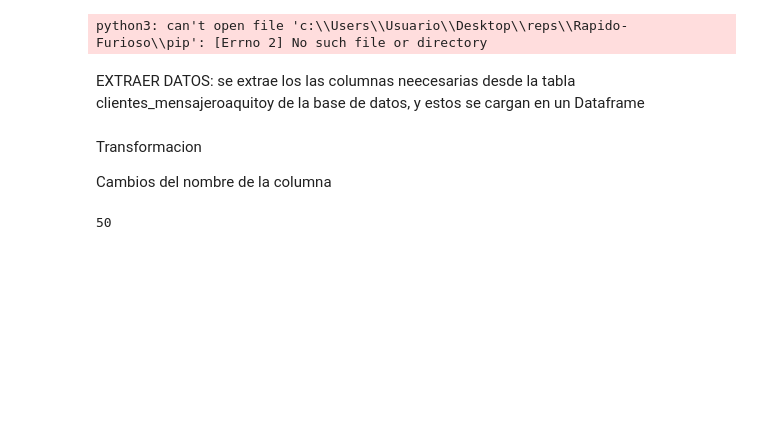
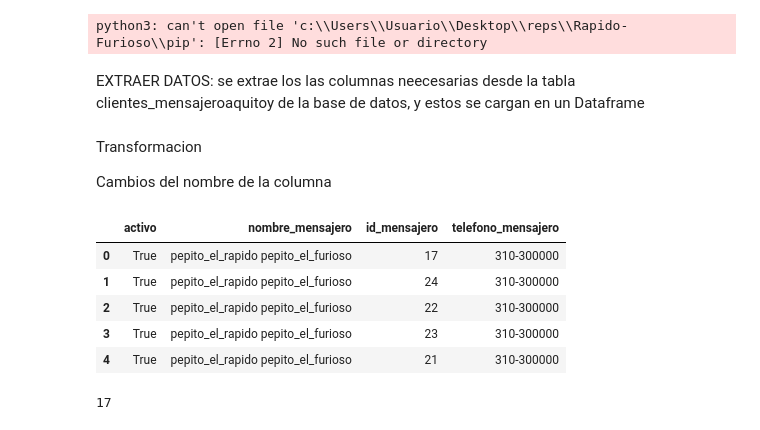
Before and after one commit to Alejandro1221/Rapido-Furioso, a Jupyter notebook: output_notebooks/output_DimMensajeros.ipynb, the cells around one changed output. Cells and saved outputs as stored; diff of their text form; code cells hidden in the pictures; blank space fills up the shorter version.

```diff
--- a/output_notebooks/output_DimMensajeros.ipynb
+++ b/output_notebooks/output_DimMensajeros.ipynb
@@ -12,8 +12,16 @@ EXTRAER DATOS:
 se extrae los las columnas neecesarias desde la tabla clientes_mensajeroaquitoy de la base de datos, y estos se cargan en un Dataframe
 # %%
 query = """
-    SELECT id,activo,telefono
-    FROM clientes_mensajeroaquitoy
+    SELECT
+    c.id,
+    c.activo,
+    c.telefono,
+    CONCAT(a.first_name, ' ', a.last_name) AS nombre_mensajero
+FROM
+    clientes_mensajeroaquitoy c
+JOIN
+    auth_user a ON c.id = a.id;
+
 """
 
 # Ejecutar la consulta y cargar los datos en un DataFrame de Pandas
@@ -25,9 +33,18 @@ Cambios del nombre de la columna
 # %%
 #transformar datos
 mensajeros_df["id_mensajero"] = mensajeros_df["id"]
 mensajeros_df["telefono_mensajero"] = mensajeros_df["telefono"]
 
 mensajeros_df.drop(columns=["id", "telefono"], inplace=True)
+
+mensajeros_df.head()
+# %% [output]
+|  | activo | nombre_mensajero | id_mensajero | telefono_mensajero |
+| 0 | True | pepito_el_rapido pepito_el_furioso | 17 | 310-300000 |
+| 1 | True | pepito_el_rapido pepito_el_furioso | 24 | 310-300000 |
+| 2 | True | pepito_el_rapido pepito_el_furioso | 22 | 310-300000 |
+| 3 | True | pepito_el_rapido pepito_el_furioso | 23 | 310-300000 |
+| 4 | True | pepito_el_rapido pepito_el_furioso | 21 | 310-300000 |
 # %%
 #cargar para la base de datos
 # Verificar si ya existen registros con 'id_estado' en la base de datos ETL para evitar duplicados
@@ -40,4 +57,4 @@ mensajeros_df = mensajeros_df[~mensajeros_df['id_mensajero'].isin(existing_ids['
 # Cargar los datos transformados en la base de datos ETL
 mensajeros_df.to_sql('mensajero', con=engine_etl, if_exists="append", index=False)
 # %% [output]
-50
+17
```
Also changed, not shown: 10 other files.
